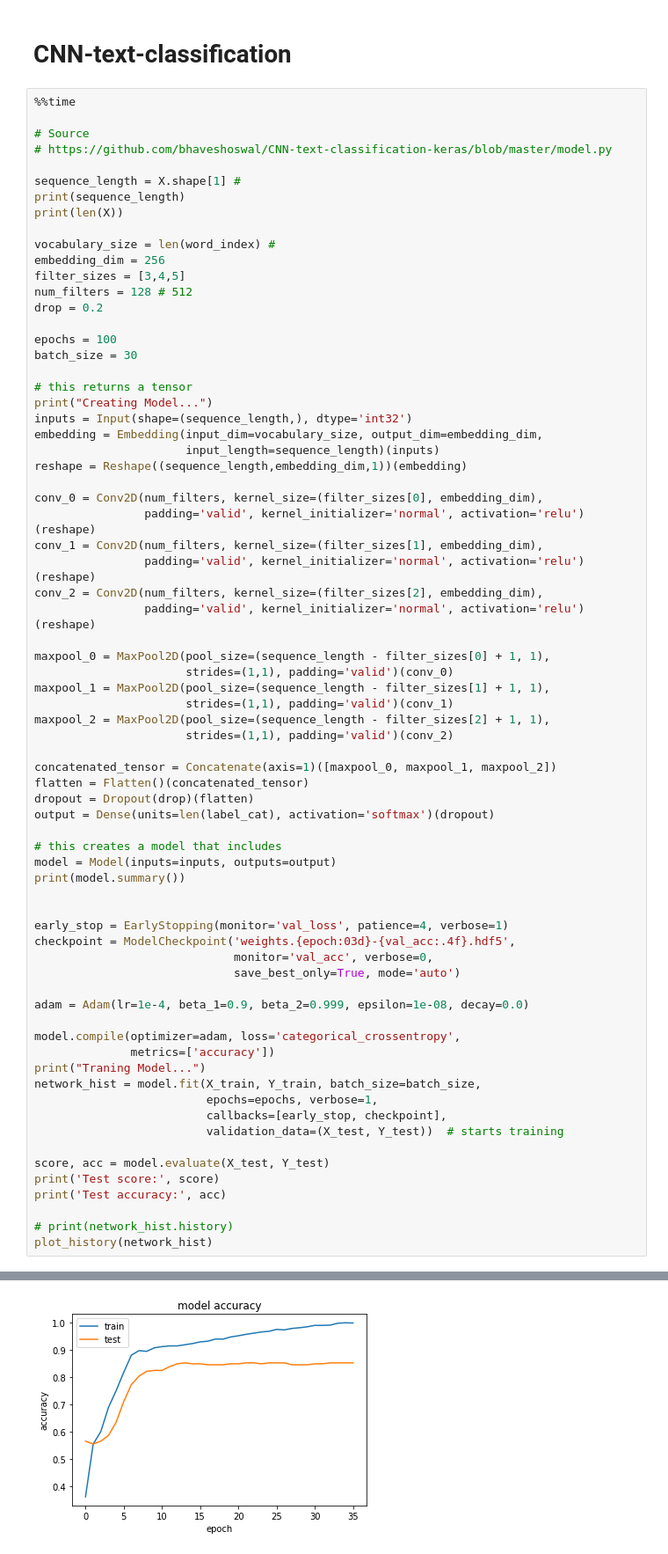
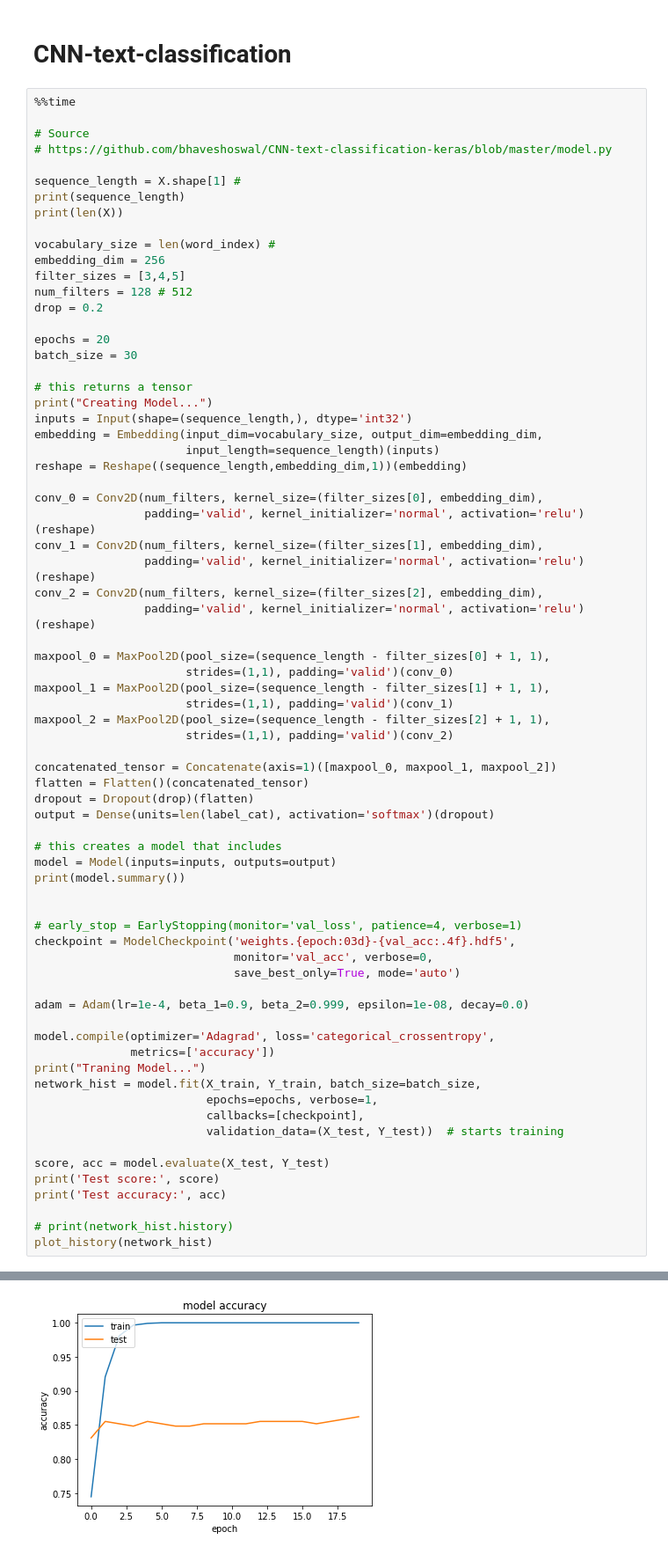
Before and after one commit to YorkUIRLab/eosdb, a Jupyter notebook: experiment/textClassifier-master/TopicLSTM.ipynb, the cells around one changed output, grey strips where cells are left out. Shown at 88% size. Cells and saved outputs as stored; diff of their text form.

```diff
--- a/experiment/textClassifier-master/TopicLSTM.ipynb
+++ b/experiment/textClassifier-master/TopicLSTM.ipynb
@@ -235,7 +224,7 @@ filter_sizes = [3,4,5]
 num_filters = 128 # 512
 drop = 0.2
 
-epochs = 100
+epochs = 20
 batch_size = 30
 
 # this returns a tensor
@@ -269,19 +258,19 @@ model = Model(inputs=inputs, outputs=output)
 print(model.summary())
 
 
-early_stop = EarlyStopping(monitor='val_loss', patience=4, verbose=1)
+# early_stop = EarlyStopping(monitor='val_loss', patience=4, verbose=1)
 checkpoint = ModelCheckpoint('weights.{epoch:03d}-{val_acc:.4f}.hdf5',
                              monitor='val_acc', verbose=0,
                              save_best_only=True, mode='auto')
 
 adam = Adam(lr=1e-4, beta_1=0.9, beta_2=0.999, epsilon=1e-08, decay=0.0)
 
-model.compile(optimizer=adam, loss='categorical_crossentropy',
+model.compile(optimizer='Adagrad', loss='categorical_crossentropy',
               metrics=['accuracy'])
 print("Traning Model...")
 network_hist = model.fit(X_train, Y_train, batch_size=batch_size,
                          epochs=epochs, verbose=1,
-                         callbacks=[early_stop, checkpoint],
+                         callbacks=[checkpoint],
                          validation_data=(X_test, Y_test))  # starts training
 
 score, acc = model.evaluate(X_test, Y_test)
@@ -311 +300 @@ dict_keys(['val_loss', 'loss', 'val_acc', 'acc'])
-[figure, old version]
+[figure, new version]
```
Also changed, not shown: parts of 5 cells of this notebook.
